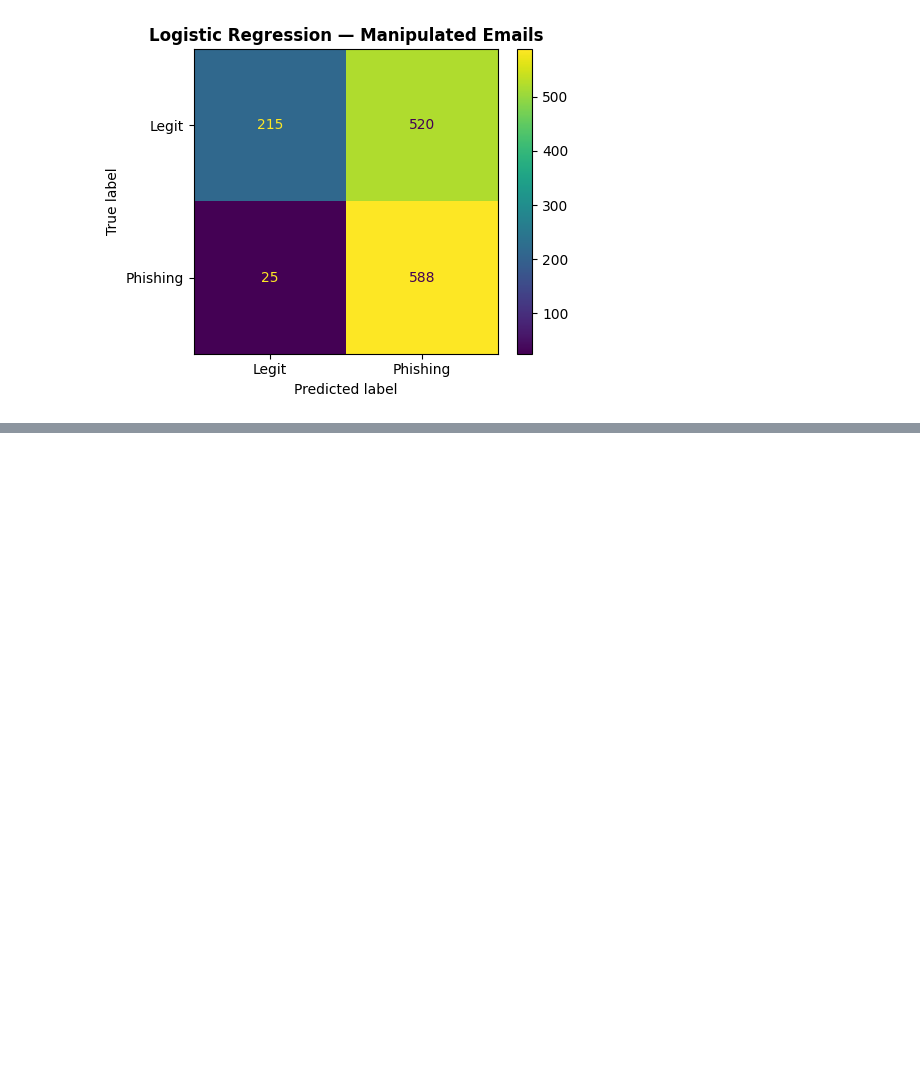
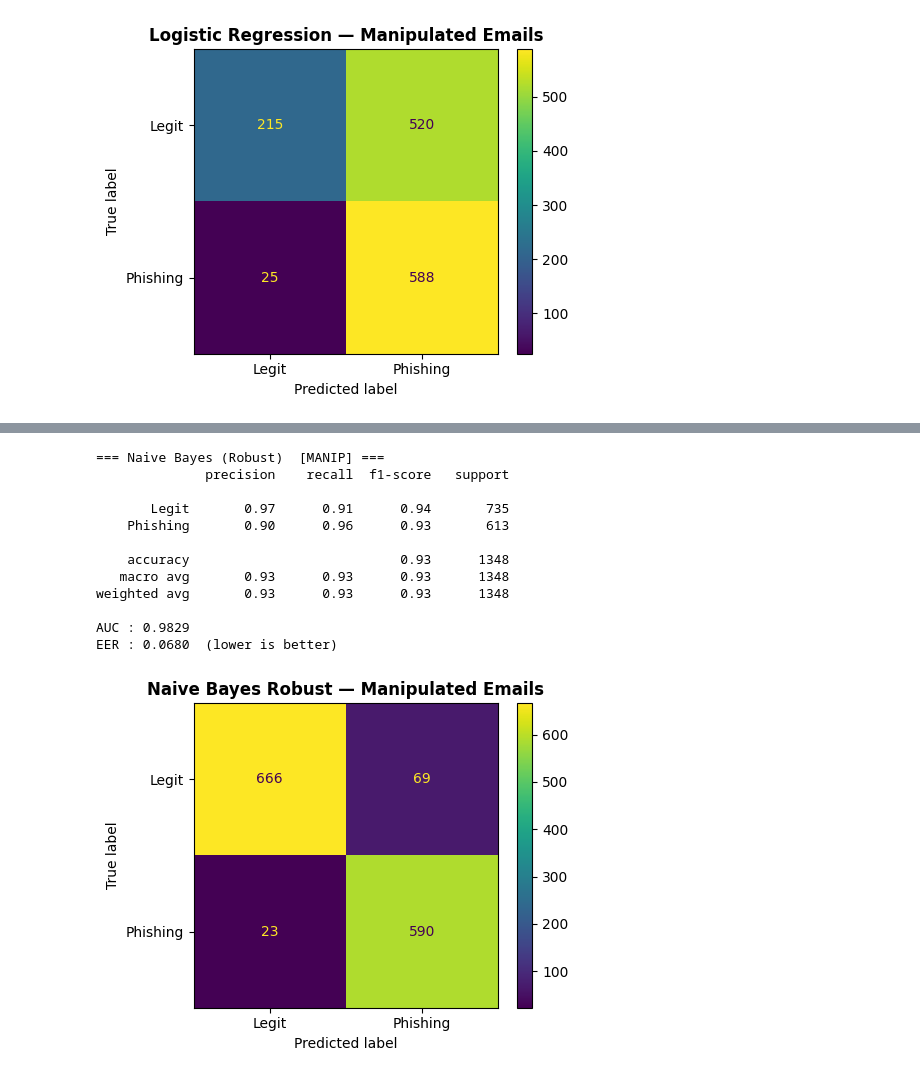
Before and after one commit to ayanamesu/Phishing-Email-Detection-Under-Adversarial-Attack-Comparing-MLP-Naive-Bayes-and-Logistic-Regression, a Jupyter notebook: phishing_email.ipynb, the cells around one changed output, grey strips where cells are left out. Drawn from its saved outputs; the diff is of its cells as text; code cells hidden in the pictures; blank space fills up the shorter version.

```diff
--- a/phishing_email.ipynb
+++ b/phishing_email.ipynb
@@ -295,0 +338,20 @@ EER : 0.2571  (lower is better)
+# %%
+# Robust NB — Manipulated
+nb_r_prob_manip = nb_robust.predict_proba(X_test_robust_manip)[:, 1]
+nb_r_pred_manip = nb_robust.predict(X_test_robust_manip)
+evaluate("Naive Bayes (Robust)", y_test, nb_r_pred_manip, nb_r_prob_manip, split="manip")
+plot_cm(y_test, nb_r_pred_manip, "Naive Bayes Robust — Manipulated Emails")
+# %% [output]
+=== Naive Bayes (Robust)  [MANIP] ===
+              precision    recall  f1-score   support
+
+       Legit       0.97      0.91      0.94       735
+    Phishing       0.90      0.96      0.93       613
+
+    accuracy                           0.93      1348
+   macro avg       0.93      0.93      0.93      1348
+weighted avg       0.93      0.93      0.93      1348
+
+AUC : 0.9829
+EER : 0.0680  (lower is better)
+[figure, added]
```
Also changed, not shown: parts of 13 cells of this notebook.
